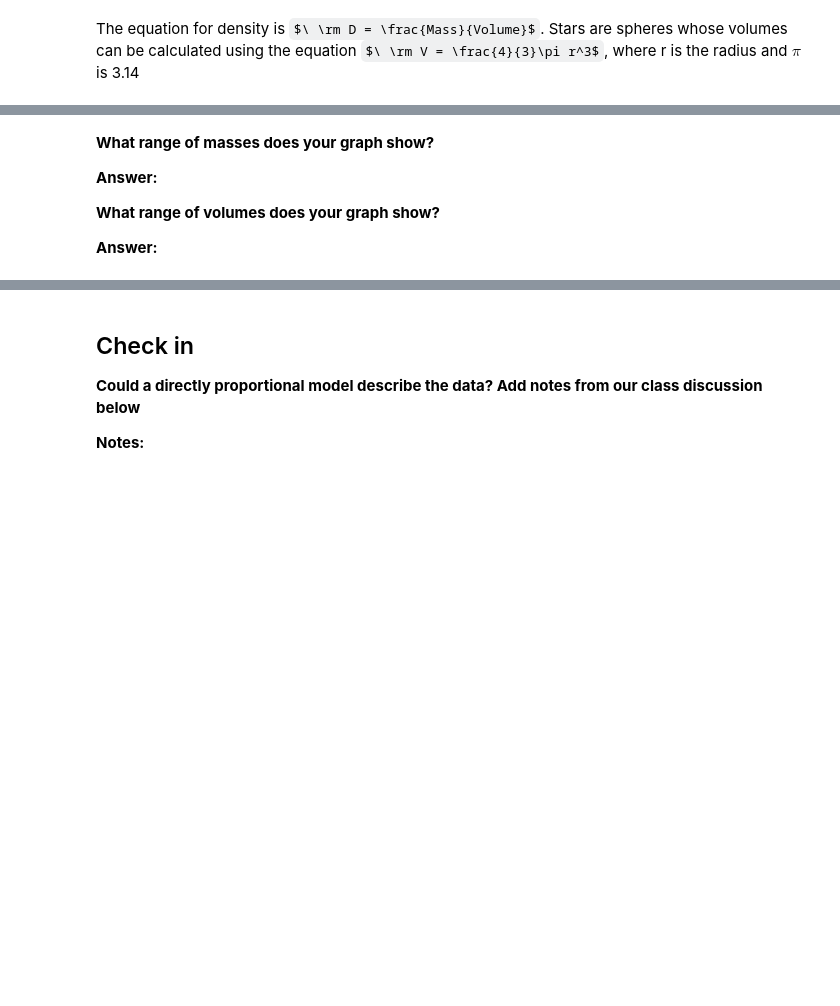
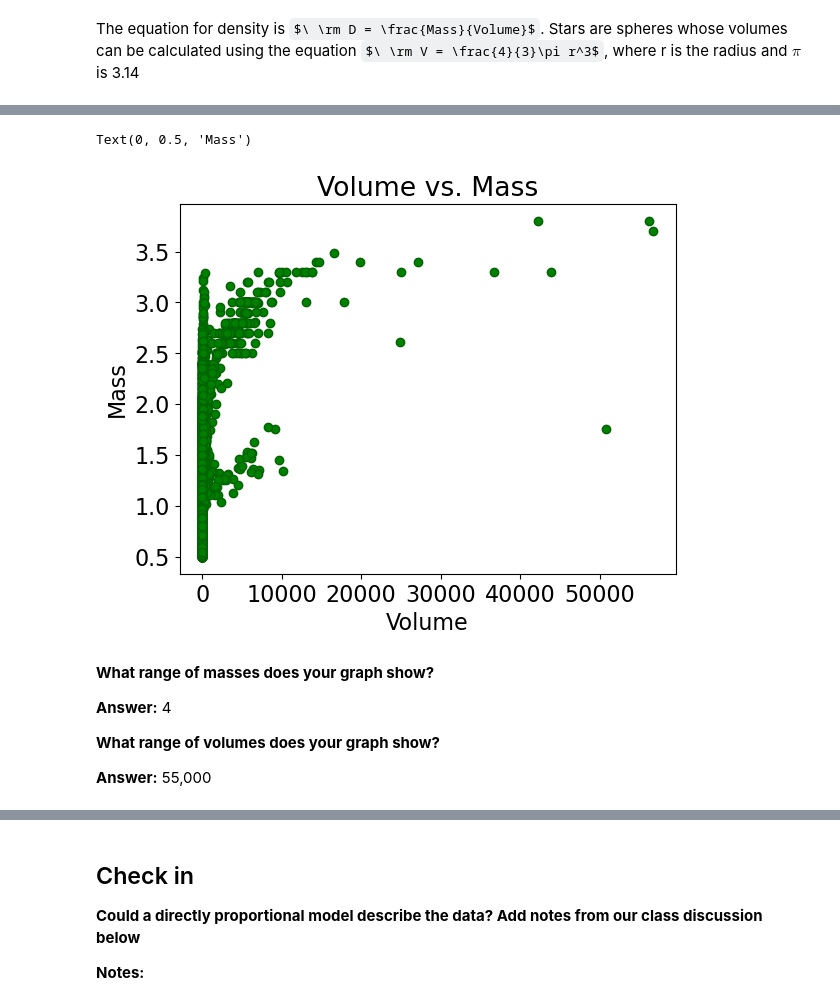
Before and after one commit to adipasquale117/CFR-2025, a Jupyter notebook: Astro/Blank/1 - Stars Pt2 .ipynb, the cells around one changed output, grey strips where cells are left out. Drawn from its saved outputs; the diff is of its cells as text; code cells hidden in the pictures; some formulas as TeX source; blank space fills up the shorter version.

```diff
--- a/Astro/Blank/1 - Stars Pt2 .ipynb
+++ b/Astro/Blank/1 - Stars Pt2 .ipynb
@@ -80,14 +99,21 @@ matplotlib.rc('font', **{'family':'sans-serif', 'size':16})
 # %%
 # create a scatter plot where mass is on the y axis and volume is on the x axis
 # don't forget to label both axes
+plt.scatter(volume, mass, color = 'green', edgecolor = 'darkgreen')
+plt.title('Volume vs. Mass')
+plt.xlabel('Volume')
+plt.ylabel('Mass')
+# %% [output]
+Text(0, 0.5, 'Mass')
+[figure, added]
 # %% [markdown]
 **What range of masses does your graph show?**
 
-**Answer:**
+**Answer:** 4
 
 **What range of volumes does your graph show?**
 
-**Answer:**
+**Answer:** 55,000
 # %%
 # the scatter plot has some mess in it! let's get rid of it by zooming in
 # zoom in on a volume range of (0, 15)
```
Also changed, not shown: parts of 5 cells of this notebook, 1 other file.
